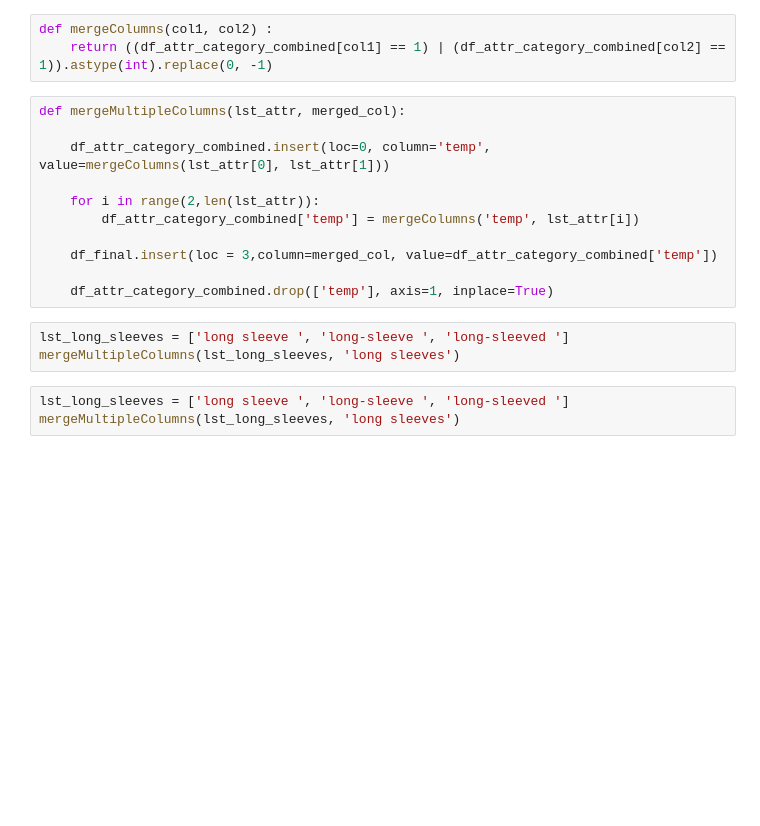
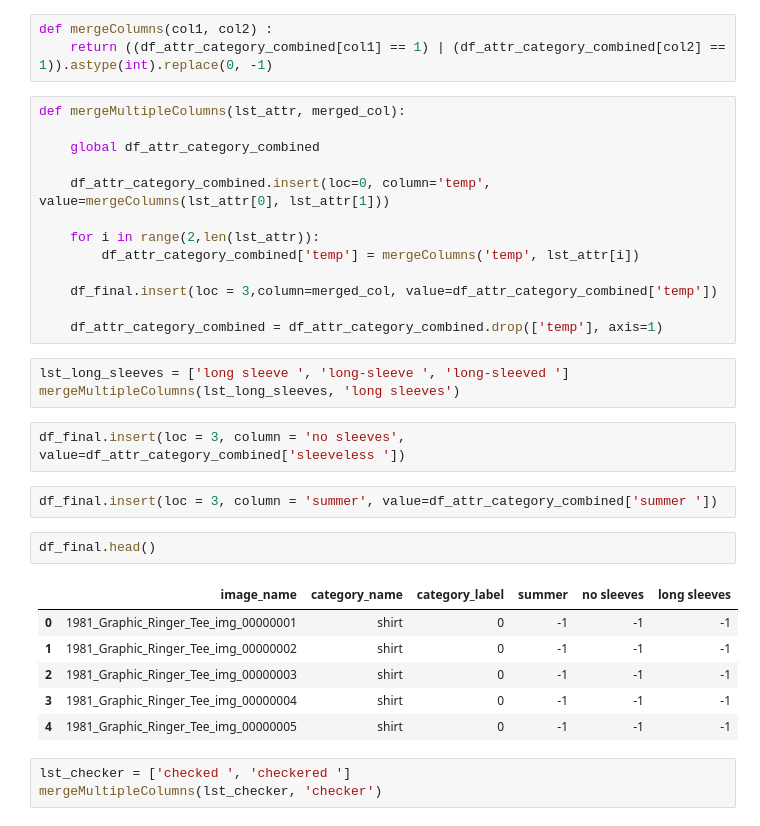
Before and after one commit to starsuzi/deep-fashion, a Jupyter notebook: merge-basic-attributes.ipynb, the cells around one changed output. Drawn from its saved outputs; the diff is of its cells as text; blank space fills up the shorter version.

```diff
--- a/merge-basic-attributes.ipynb
+++ b/merge-basic-attributes.ipynb
@@ -340,6 +382,8 @@ def mergeColumns(col1, col2) :
     return ((df_attr_category_combined[col1] == 1) | (df_attr_category_combined[col2] == 1)).astype(int).replace(0, -1)
 # %%
 def mergeMultipleColumns(lst_attr, merged_col):
+
+    global df_attr_category_combined
 
     df_attr_category_combined.insert(loc=0, column='temp', value=mergeColumns(lst_attr[0], lst_attr[1]))
 
@@ -348,10 +392,23 @@ def mergeMultipleColumns(lst_attr, merged_col):
 
     df_final.insert(loc = 3,column=merged_col, value=df_attr_category_combined['temp'])
 
-    df_attr_category_combined.drop(['temp'], axis=1, inplace=True)
+    df_attr_category_combined = df_attr_category_combined.drop(['temp'], axis=1)
 # %%
 lst_long_sleeves = ['long sleeve ', 'long-sleeve ', 'long-sleeved ']
 mergeMultipleColumns(lst_long_sleeves, 'long sleeves')
-# %%
-lst_long_sleeves = ['long sleeve ', 'long-sleeve ', 'long-sleeved ']
-mergeMultipleColumns(lst_long_sleeves, 'long sleeves')
+# %%
+df_final.insert(loc = 3, column = 'no sleeves', value=df_attr_category_combined['sleeveless '])
+# %%
+df_final.insert(loc = 3, column = 'summer', value=df_attr_category_combined['summer '])
+# %%
+df_final.head()
+# %% [output]
+|  | image_name | category_name | category_label | summer | no sleeves | long sleeves |
+| 0 | 1981_Graphic_Ringer_Tee_img_00000001 | shirt | 0 | -1 | -1 | -1 |
+| 1 | 1981_Graphic_Ringer_Tee_img_00000002 | shirt | 0 | -1 | -1 | -1 |
+| 2 | 1981_Graphic_Ringer_Tee_img_00000003 | shirt | 0 | -1 | -1 | -1 |
+| 3 | 1981_Graphic_Ringer_Tee_img_00000004 | shirt | 0 | -1 | -1 | -1 |
+| 4 | 1981_Graphic_Ringer_Tee_img_00000005 | shirt | 0 | -1 | -1 | -1 |
+# %%
+lst_checker = ['checked ', 'checkered ']
+mergeMultipleColumns(lst_checker, 'checker')
```
Also changed, not shown: parts of 152 cells of this notebook, 1 other file.
